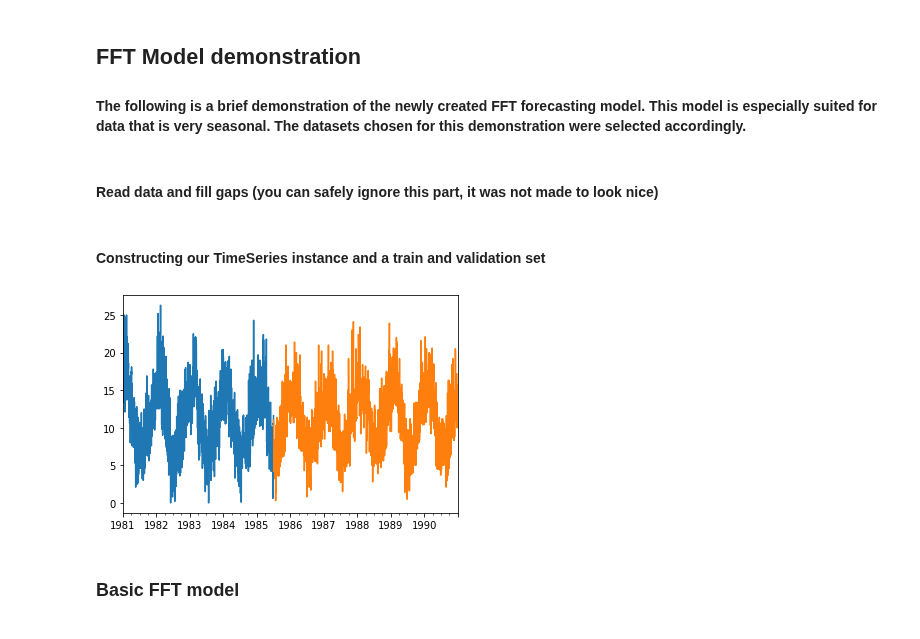
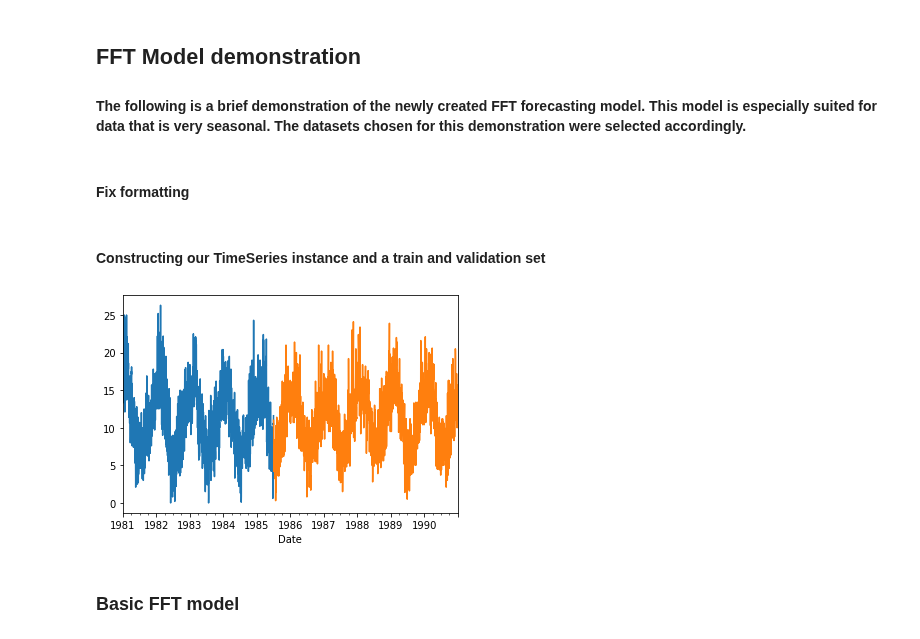
Before and after one commit to unit8co/darts, a Jupyter notebook: examples/FFT-example.ipynb, the cells around one changed output. Cells and saved outputs as stored; diff of their text form; code cells hidden in the pictures.

```diff
--- a/examples/FFT-example.ipynb
+++ b/examples/FFT-example.ipynb
@@ -21,3 +21 @@ from u8timeseries.metrics import mape, overall_percentage_error, mase
 from u8timeseries.utils.missing_values import auto_fillna
-# %% [markdown]
-#### Read data and fill gaps (you can safely ignore this part, it was not made to look nice)
@@ -38,12 +22,17 @@ dates = dates.sort_index()
+# %% [markdown]
+#### Fix formatting
+# %%
+df = pd.read_csv('temps.csv')
+df['temps'] = df['Daily minimum temperatures'].str.replace('^[^\d]*', '').astype(float)
 # %% [markdown]
 #### Constructing our TimeSeries instance and a train and validation set
 # %%
-ts = TimeSeries.from_times_and_values(dates.index, dates)
+ts = TimeSeries.from_dataframe(df, time_col='Date', value_col='temps')
 train, val = ts.split_after(pd.Timestamp('19850701'))
 train.plot()
 val.plot()
 # %% [output]
-[figure, old version]
+[figure, new version]
 # %% [markdown]
 ### Basic FFT model
 # %%
```
Also changed, not shown: parts of 11 cells of this notebook.
